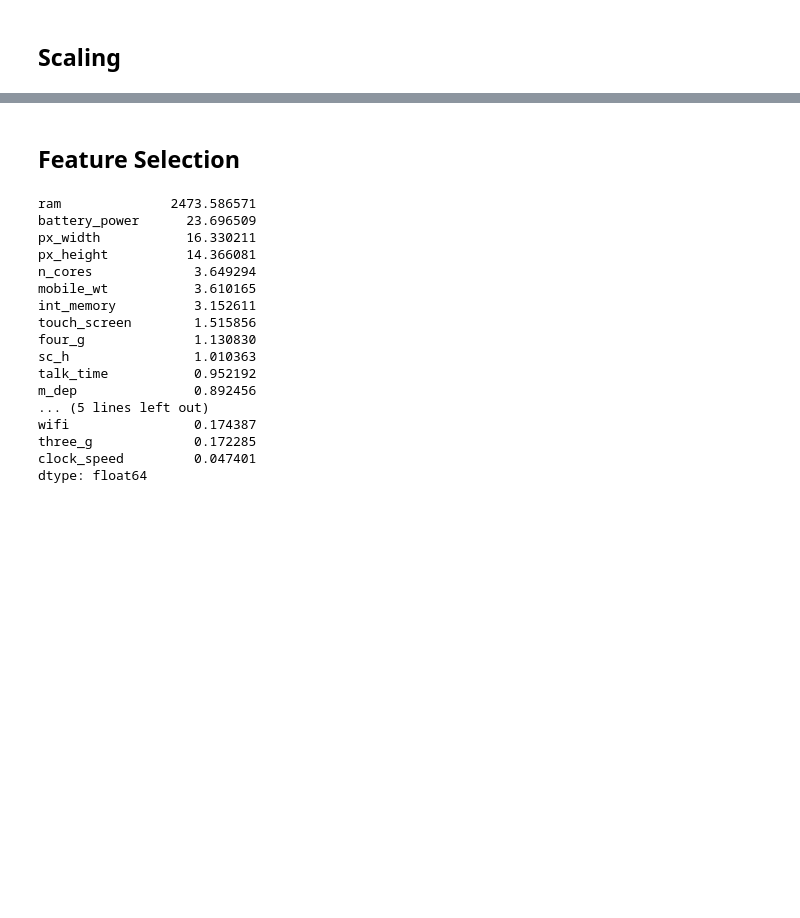
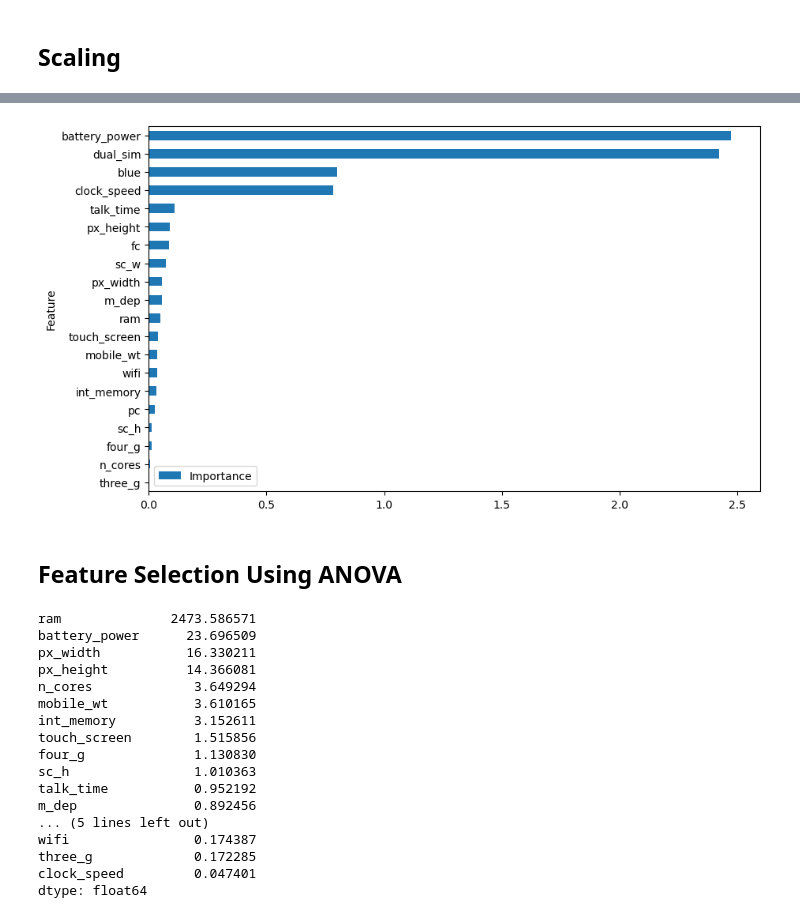
Before and after one commit to kskarthiksk/TCS-ION-Internship, a Jupyter notebook: Ranking Features of a Smartphone.ipynb, the cells around one changed output, grey strips where cells are left out. Cells and saved outputs as stored; diff of their text form; code cells hidden in the pictures; blank space fills up the shorter version.

```diff
--- a/Ranking Features of a Smartphone.ipynb
+++ b/Ranking Features of a Smartphone.ipynb
@@ -311,0 +392,8 @@ X = pd.DataFrame(X, columns = scaler.get_feature_names_out())
+# %%
+from xgboost import XGBClassifier
+model = XGBClassifier(booster='gblinear')
+model.fit(X_train, y_train)
+y_pred = model.predict(X_test)
+print("Accuracy:", accuracy_score(y_test, y_pred))
+print(confusion_matrix(y_test, y_pred))
+print(classification_report(y_test, y_pred))
@@ -312,5 +416,14 @@ X = pd.DataFrame(X, columns = scaler.get_feature_names_out())
+# %%
+coefficients = model.coef_[0]
+
+feature_importance = pd.DataFrame({'Feature': X.columns, 'Importance': np.abs(coefficients)})
+feature_importance = feature_importance.sort_values('Importance', ascending=True)
+feature_importance.plot(x='Feature', y='Importance', kind='barh', figsize=(10, 6))
+plt.show()
+# %% [output]
+[figure, added]
 # %% [markdown]
-## Feature Selection
+## Feature Selection Using ANOVA
 # %%
 from sklearn.model_selection import train_test_split
 X_train, X_test, y_train, y_test = train_test_split(X, y, test_size = 0.25, random_state = 0)
```
Also changed, not shown: parts of 15 cells of this notebook.
